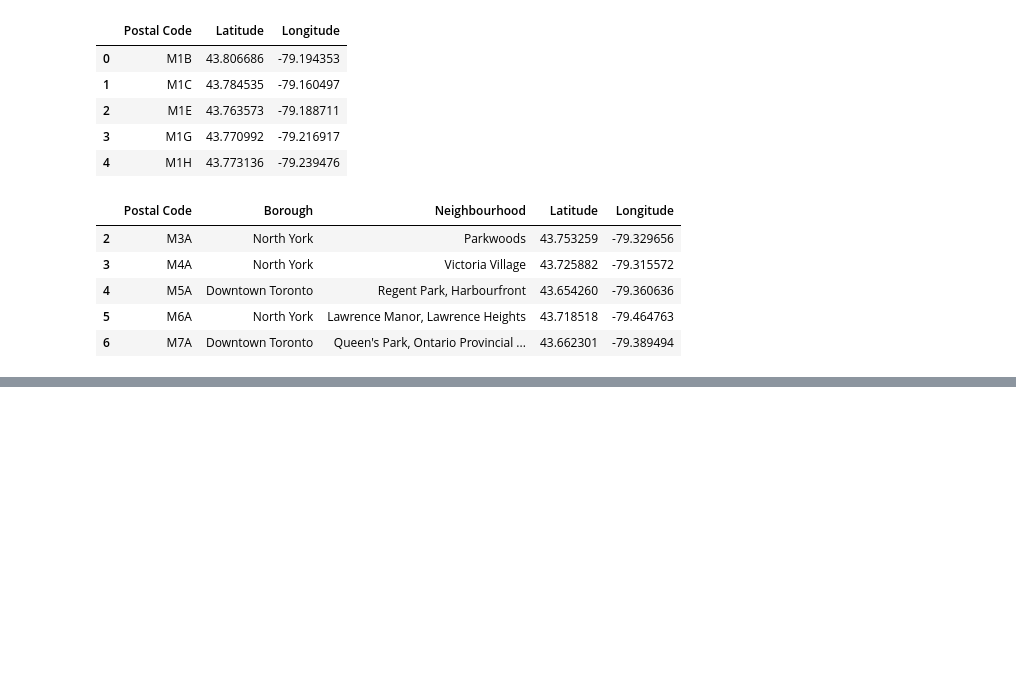
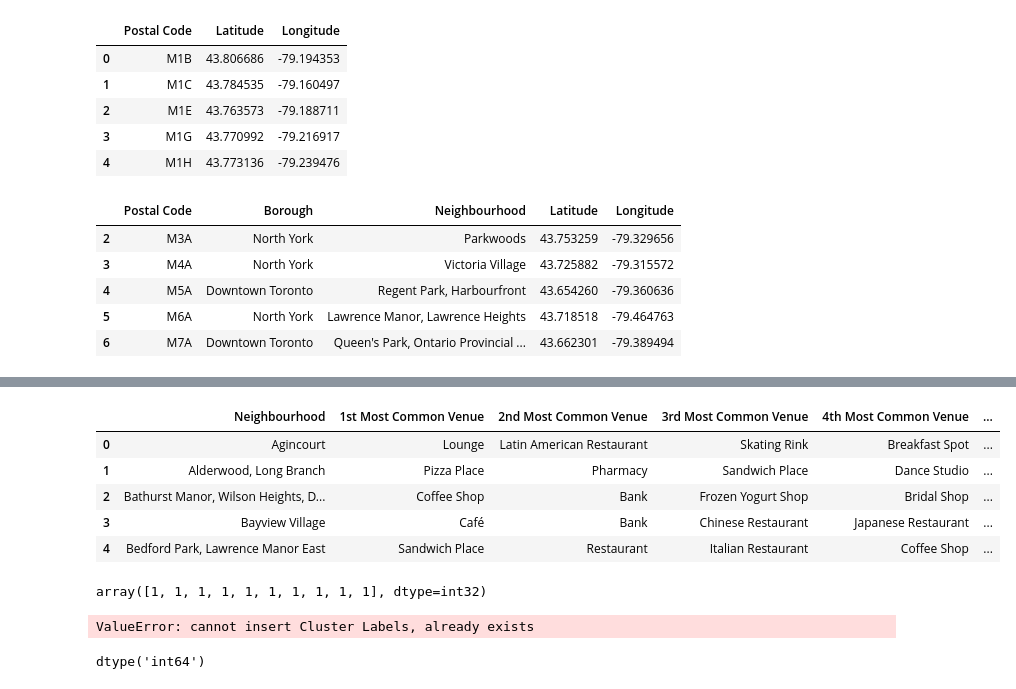
Before and after one commit to revolution-gce/Coursera_Capstone, a Jupyter notebook: Capstone-1.ipynb, the cells around one changed output, grey strips where cells are left out. Cells and saved outputs as stored; diff of their text form; code cells hidden in the pictures; blank space fills up the shorter version.

Commit message:
Published from Watson Studio.

```diff
--- a/Capstone-1.ipynb
+++ b/Capstone-1.ipynb
@@ -51,0 +306,34 @@ ds2.head()
+# %%
+def return_most_common_venues(row, num_top_venues):
+    row_categories = row.iloc[1:]
+    row_categories_sorted = row_categories.sort_values(ascending=False)
+
+    return row_categories_sorted.index.values[0:num_top_venues]
+# %%
+num_top_venues = 10
+
+indicators = ['st', 'nd', 'rd']
+
+# create columns according to number of top venues
+columns = ['Neighbourhood']
+for ind in np.arange(num_top_venues):
+    try:
+        columns.append('{}{} Most Common Venue'.format(ind+1, indicators[ind]))
+    except:
+        columns.append('{}th Most Common Venue'.format(ind+1))
+
+# create a new dataframe
+neighborhoods_venues_sorted = pd.DataFrame(columns=columns)
+neighborhoods_venues_sorted['Neighbourhood'] = ds2_grouped['Neighbourhood']
+
+for ind in np.arange(ds2_grouped.shape[0]):
+    neighborhoods_venues_sorted.iloc[ind, 1:] = return_most_common_venues(ds2_grouped.iloc[ind, :], num_top_venues)
+
+neighborhoods_venues_sorted.head()
+# %% [output]
+|  | Neighbourhood | 1st Most Common Venue | 2nd Most Common Venue | 3rd Most Common Venue | 4th Most Common Venue | ... |
+| 0 | Agincourt | Lounge | Latin American Restaurant | Skating Rink | Breakfast Spot | ... |
+| 1 | Alderwood, Long Branch | Pizza Place | Pharmacy | Sandwich Place | Dance Studio | ... |
+| 2 | Bathurst Manor, Wilson Heights, D... | Coffee Shop | Bank | Frozen Yogurt Shop | Bridal Shop | ... |
+| 3 | Bayview Village | Café | Bank | Chinese Restaurant | Japanese Restaurant | ... |
+| 4 | Bedford Park, Lawrence Manor East | Sandwich Place | Restaurant | Italian Restaurant | Coffee Shop | ... |
@@ -51,0 +342,31 @@ ds2.head()
+# %%
+kclusters = 5
+
+ds2_grouped_clustering = ds2_grouped.drop('Neighbourhood', 1)
+
+# run k-means clustering
+kmeans = KMeans(n_clusters=kclusters, random_state=0).fit(ds2_grouped_clustering)
+
+# check cluster labels generated for each row in the dataframe
+kmeans.labels_[0:10]
+# %% [output]
+array([1, 1, 1, 1, 1, 1, 1, 1, 1, 1], dtype=int32)
+# %%
+# add clustering labels
+neighborhoods_venues_sorted.insert(0, 'Cluster Labels', kmeans.labels_)
+
+ds2_merged = ds2
+
+# merge toronto_grouped with toronto_data to add latitude/longitude for each neighborhood
+ds2_merged = ds2_merged.join(neighborhoods_venues_sorted.set_index('Neighbourhood'), on='Neighbourhood')
+
+ds2_merged.head() # check the last columns!
+# %% [output]
+ValueError: cannot insert Cluster Labels, already exists
+# %%
+ds2_merged['Cluster Labels']=ds2_merged['Cluster Labels'].fillna(0)
+ds2_merged['Cluster Labels']=ds2_merged['Cluster Labels'].astype('int')
+
+ds2_merged['Cluster Labels'].dtypes
+# %% [output]
+dtype('int64')
```
Also changed, not shown: parts of 24 cells of this notebook.
